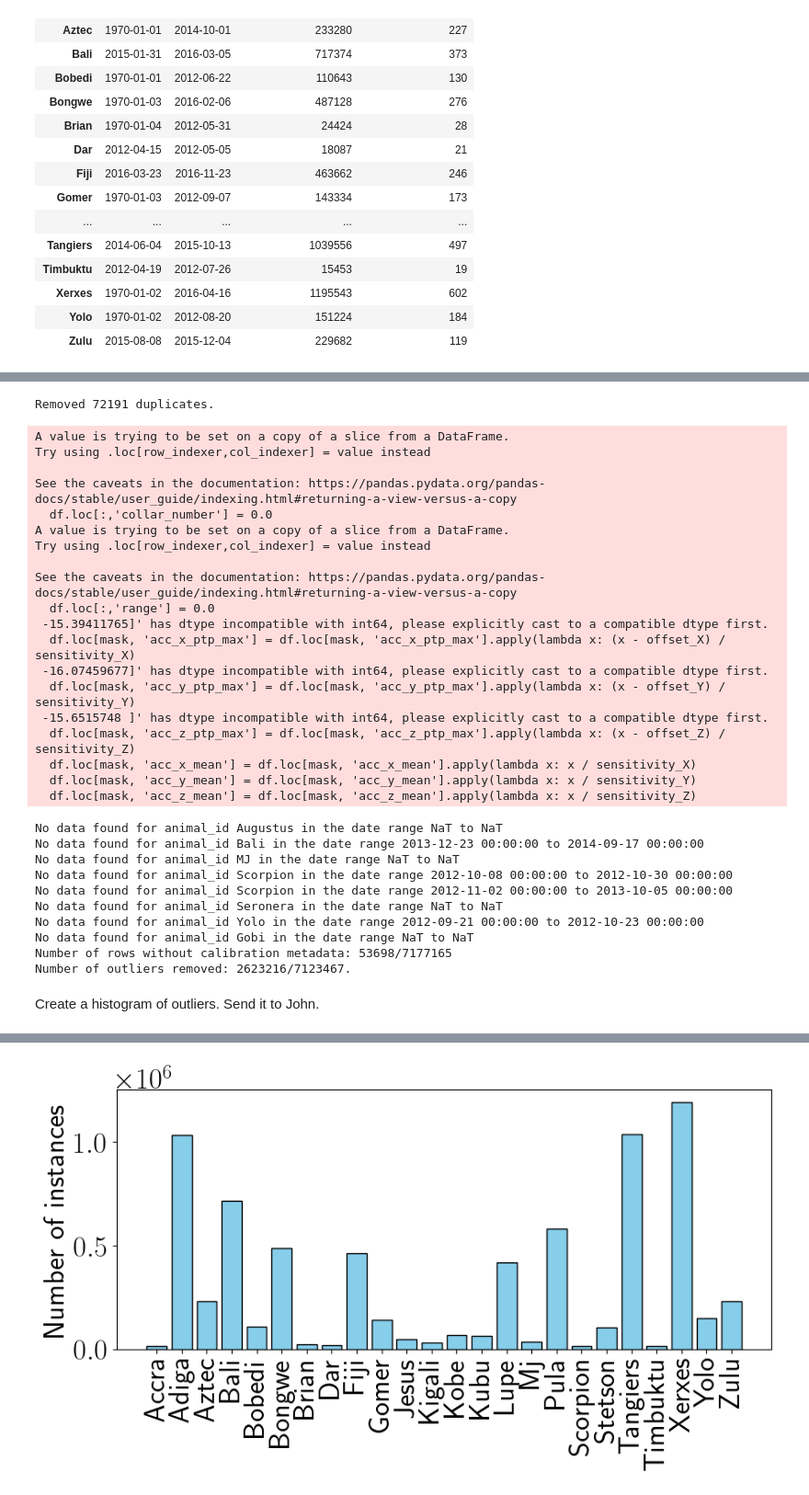
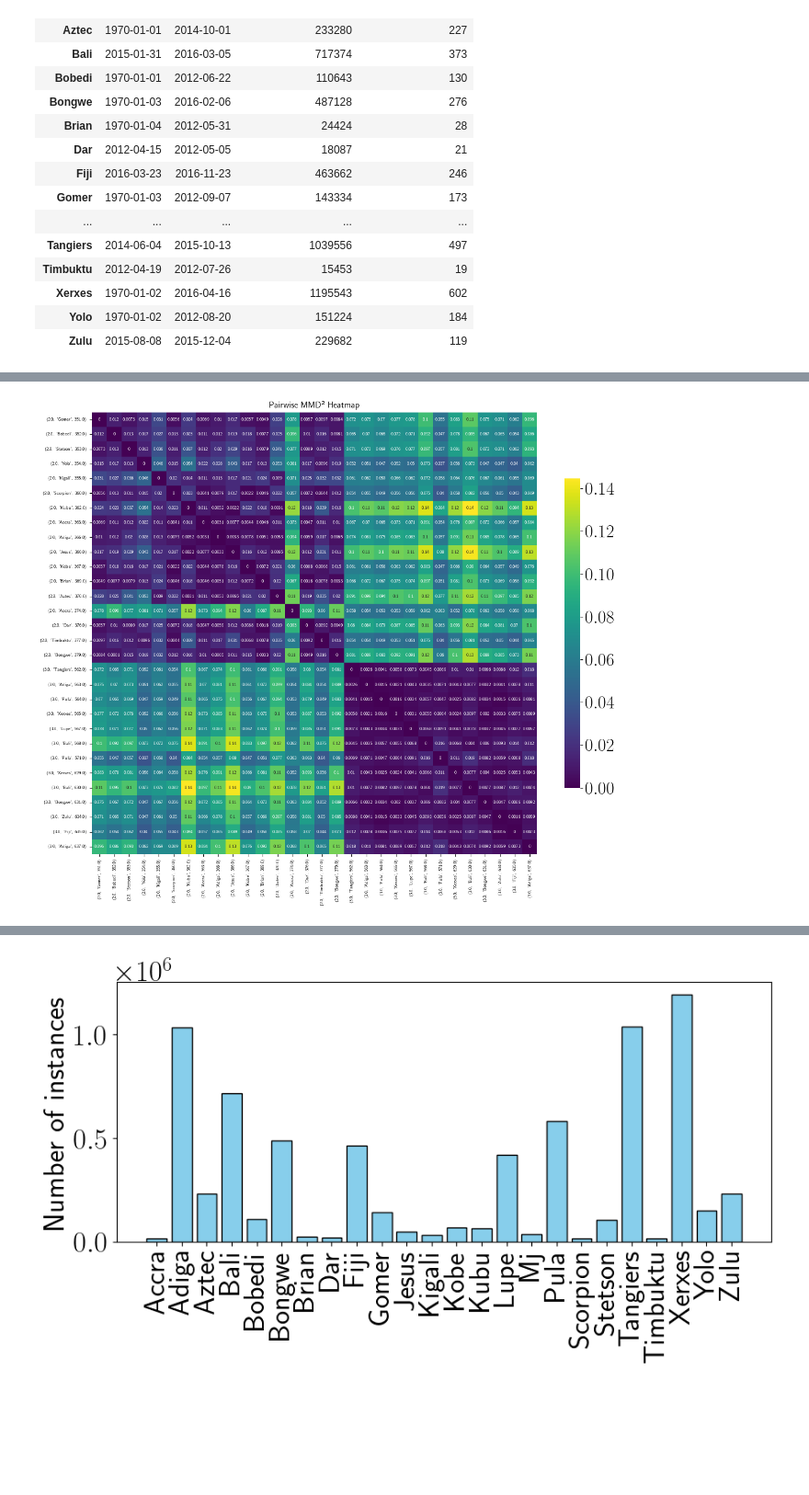
Before and after one commit to medhaaga/BotswanaML, a Jupyter notebook: notebooks/RVC_EDA.ipynb, the cells around one changed output, grey strips where cells are left out. Shown at 92% size. Cells and saved outputs as stored; diff of their text form; code cells hidden in the pictures; blank space fills up the shorter version.

```diff
--- a/notebooks/RVC_EDA.ipynb
+++ b/notebooks/RVC_EDA.ipynb
@@ -161,42 +170,0 @@ Feature: acc_z_mean, number of outliers: 1395415
-# %%
-# preprocess RVC data
-RVC_df = preprocess_data(
-        df=df,
-        metadata_df=metadata_df,
-        feature_cols=RVC_preprocessing_config['feature_cols'],
-        helper_cols=RVC_preprocessing_config['helper_cols'],
-        summary_dir=io.get_results_dir()
-    )
-# %% [output]
-Removed 72191 duplicates.
-A value is trying to be set on a copy of a slice from a DataFrame.
-Try using .loc[row_indexer,col_indexer] = value instead
-
-See the caveats in the documentation: https://pandas.pydata.org/pandas-docs/stable/user_guide/indexing.html#returning-a-view-versus-a-copy
-  df.loc[:,'collar_number'] = 0.0
-A value is trying to be set on a copy of a slice from a DataFrame.
-Try using .loc[row_indexer,col_indexer] = value instead
-
-See the caveats in the documentation: https://pandas.pydata.org/pandas-docs/stable/user_guide/indexing.html#returning-a-view-versus-a-copy
-  df.loc[:,'range'] = 0.0
- -15.39411765]' has dtype incompatible with int64, please explicitly cast to a compatible dtype first.
-  df.loc[mask, 'acc_x_ptp_max'] = df.loc[mask, 'acc_x_ptp_max'].apply(lambda x: (x - offset_X) / sensitivity_X)
- -16.07459677]' has dtype incompatible with int64, please explicitly cast to a compatible dtype first.
-  df.loc[mask, 'acc_y_ptp_max'] = df.loc[mask, 'acc_y_ptp_max'].apply(lambda x: (x - offset_Y) / sensitivity_Y)
- -15.6515748 ]' has dtype incompatible with int64, please explicitly cast to a compatible dtype first.
-  df.loc[mask, 'acc_z_ptp_max'] = df.loc[mask, 'acc_z_ptp_max'].apply(lambda x: (x - offset_Z) / sensitivity_Z)
-  df.loc[mask, 'acc_x_mean'] = df.loc[mask, 'acc_x_mean'].apply(lambda x: x / sensitivity_X)
-  df.loc[mask, 'acc_y_mean'] = df.loc[mask, 'acc_y_mean'].apply(lambda x: x / sensitivity_Y)
-  df.loc[mask, 'acc_z_mean'] = df.loc[mask, 'acc_z_mean'].apply(lambda x: x / sensitivity_Z)
-No data found for animal_id Augustus in the date range NaT to NaT
-No data found for animal_id Bali in the date range 2013-12-23 00:00:00 to 2014-09-17 00:00:00
-No data found for animal_id MJ in the date range NaT to NaT
-No data found for animal_id Scorpion in the date range 2012-10-08 00:00:00 to 2012-10-30 00:00:00
-No data found for animal_id Scorpion in the date range 2012-11-02 00:00:00 to 2013-10-05 00:00:00
-No data found for animal_id Seronera in the date range NaT to NaT
-No data found for animal_id Yolo in the date range 2012-09-21 00:00:00 to 2012-10-23 00:00:00
-No data found for animal_id Gobi in the date range NaT to NaT
-Number of rows without calibration metadata: 53698/7177165
-Number of outliers removed: 2623216/7123467.
-# %% [markdown]
-Create a histogram of outliers. Send it to John.
@@ -202,0 +189,30 @@ Create a histogram of outliers. Send it to John.
+# %%
+mmd_df = pd.DataFrame(mmd_matrix, index=group_keys, columns=group_keys)
+group_info = pd.DataFrame(list(mmd_df.index), columns=["animal_id", "collar_number", "firmware_major_version"])
+
+group_info["key"] = list(mmd_df.index)
+
+# Sort by firmware
+sorted_keys = group_info.sort_values(["firmware_major_version", "collar_number"])["key"]
+mmd_df_sorted = mmd_df.loc[sorted_keys, sorted_keys]
+# %%
+plt.figure(figsize=(12, 10))
+ax = sns.heatmap(
+    mmd_df_sorted,
+    annot=True,
+    cmap="viridis",
+    annot_kws={"size": 6},   # smaller annotation text
+    cbar_kws={"shrink": 0.7}
+)
+
+# Force all tick labels to show
+ax.set_xticks(np.arange(len(mmd_df_sorted)) + 0.5)
+ax.set_yticks(np.arange(len(mmd_df_sorted)) + 0.5)
+ax.set_xticklabels(mmd_df_sorted.columns, rotation=90, fontsize=6)
+ax.set_yticklabels(mmd_df_sorted.index, fontsize=6)
+
+plt.title("Pairwise MMD² Heatmap", fontsize=12)
+plt.tight_layout()
+plt.show()
+# %% [output]
+[figure, added]
```
Also changed, not shown: parts of 38 cells of this notebook, 25 other files.
